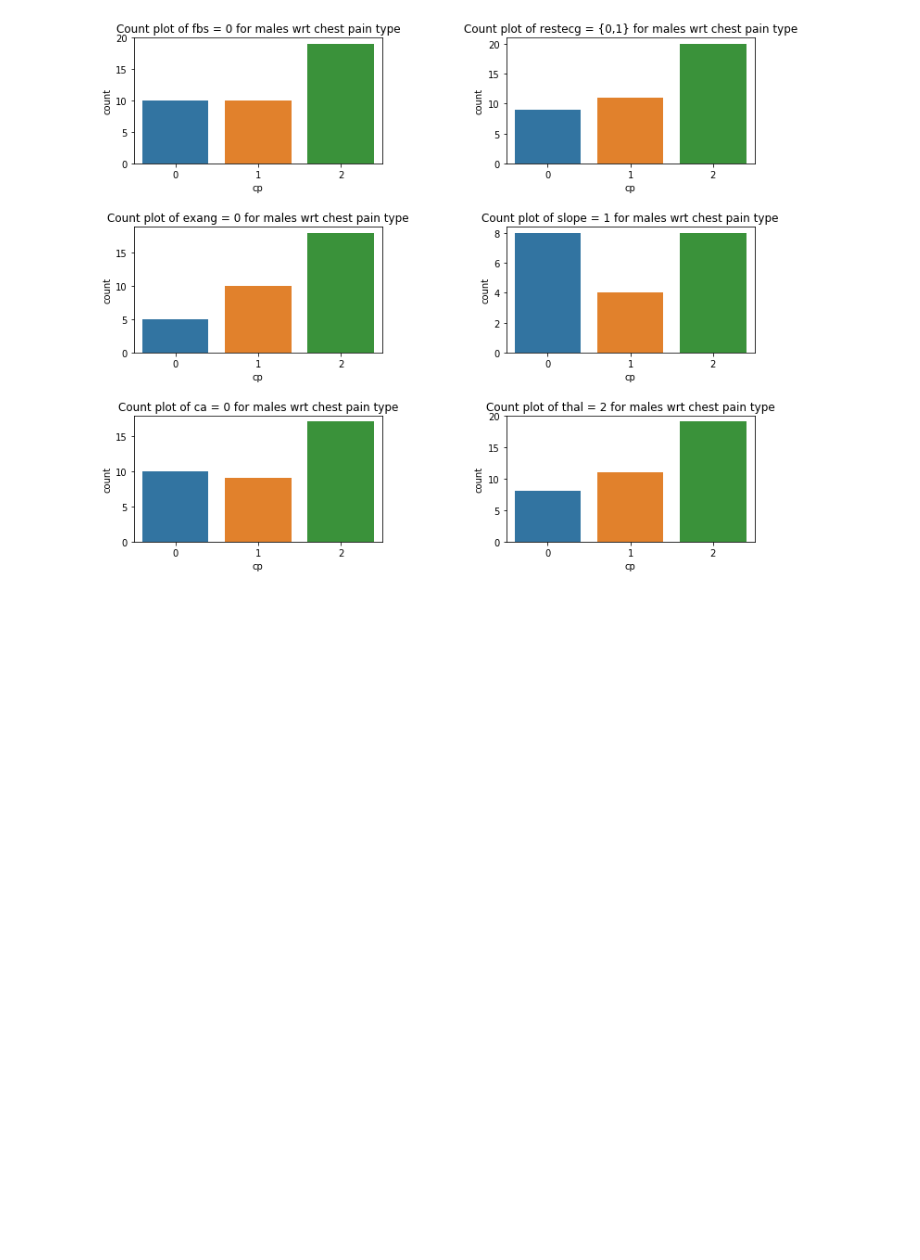
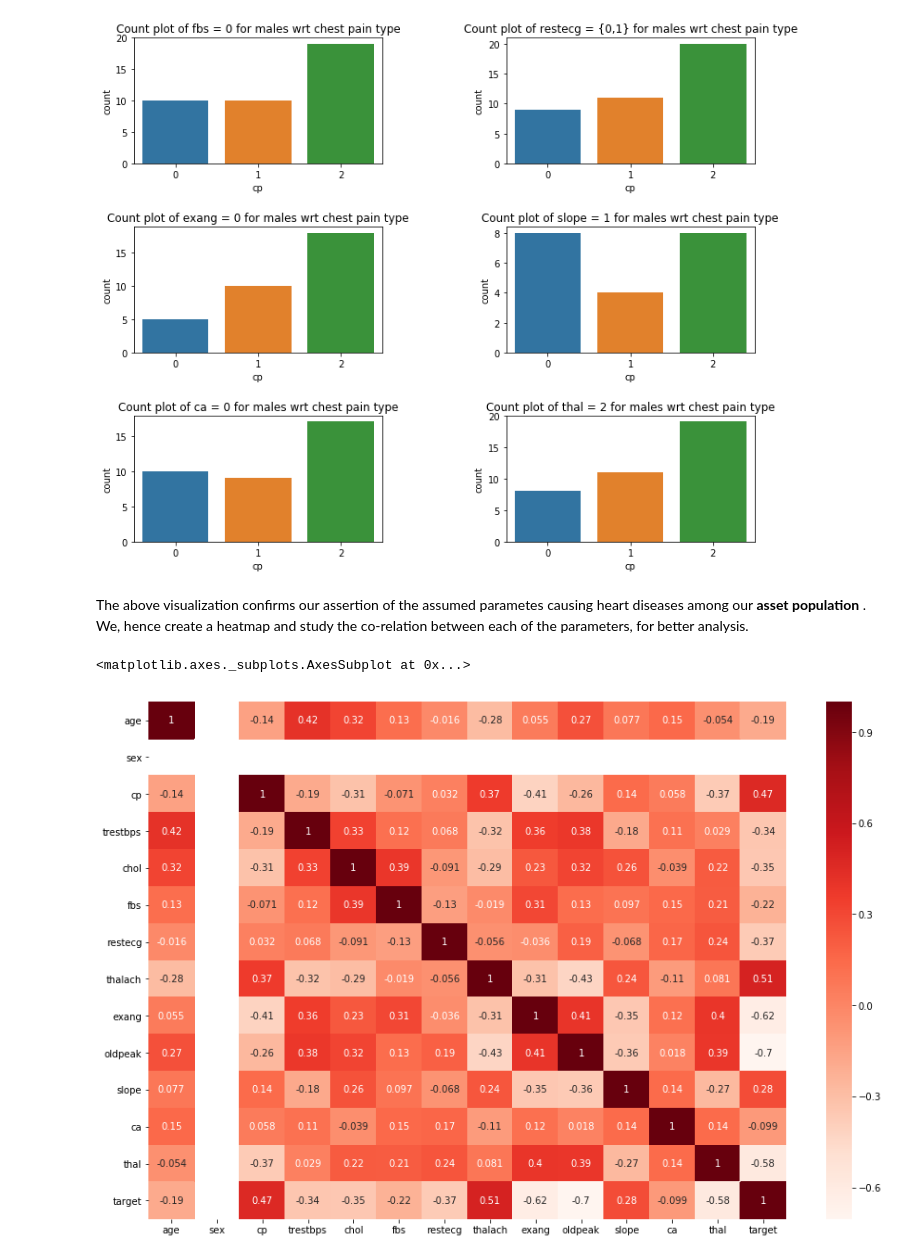
Before and after one commit to Shankhanil/Explaining-Heart-Diseases-Statistically, a Jupyter notebook: Explaining heart attacks.ipynb, the cells around one changed output. Saved outputs shown, nothing was run; the diff lists cells and outputs as text; code cells hidden in the pictures; blank space fills up the shorter version.

Commit message:
version 5.2
Introducing heatmaps to track the relationship between parameters within the asset population dataset

```diff
--- a/Explaining heart attacks.ipynb
+++ b/Explaining heart attacks.ipynb
@@ -399,3 +399,12 @@ plt.title("Count plot of thal = 2 for males wrt chest pain type")
 # %% [output]
 Text(0.5, 1.0, 'Count plot of thal = 2 for males wrt chest pain type')
 [figure]
+# %% [markdown]
+The above visualization confirms our assertion of the assumed parametes causing heart diseases among our **asset population** . We, hence create a heatmap and study the co-relation between each of the parameters, for better analysis.
+# %%
+#Generating heat map between the given set of attributes
+plt.figure (1, figsize = (15,10))
+sns.heatmap(_middleAge_men.corr(), annot = True, cmap = 'Reds')
+# %% [output]
+<matplotlib.axes._subplots.AxesSubplot at 0x...>
+[figure, added]
```
Also changed, not shown: parts of 2 cells of this notebook.
